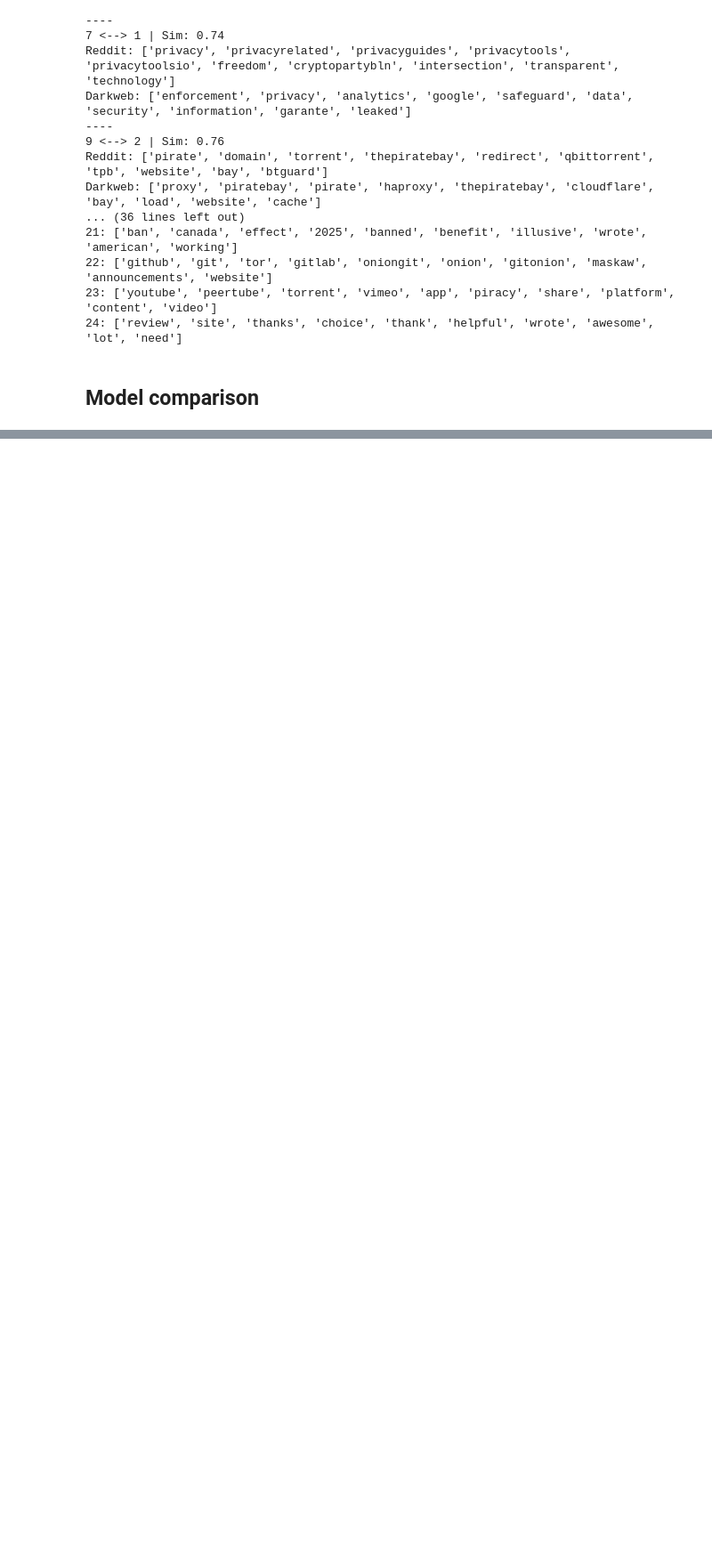
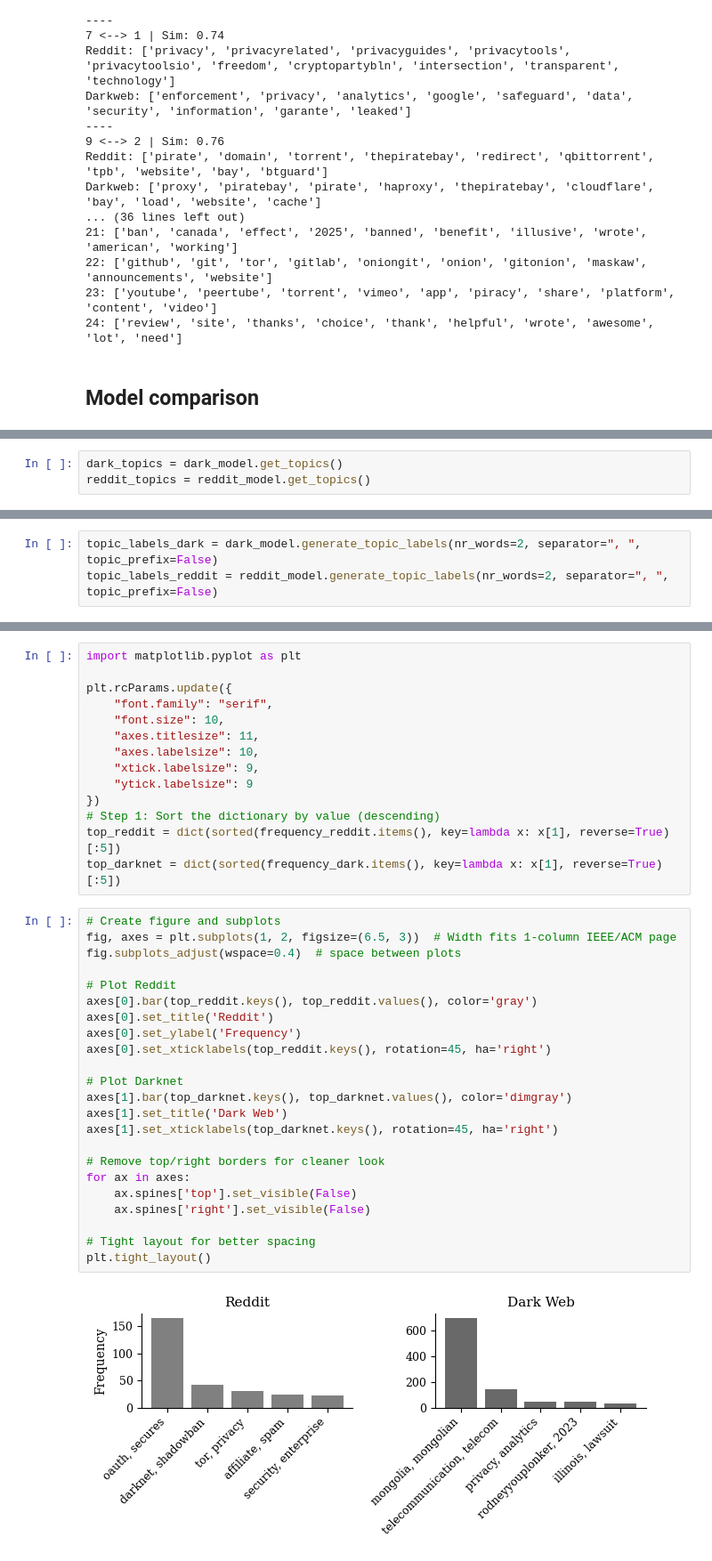
Before and after one commit to patrykslomka/DF_team4, a Jupyter notebook: model_comparison.ipynb, the cells around one changed output, grey strips where cells are left out. Shown at 89% size. Saved outputs shown, nothing was run; the diff lists cells and outputs as text; blank space fills up the shorter version.

```diff
--- a/model_comparison.ipynb
+++ b/model_comparison.ipynb
@@ -248,0 +424,3 @@ coherence
+# %%
+dark_topics = dark_model.get_topics()
+reddit_topics = reddit_model.get_topics()
@@ -248,0 +438,3 @@ coherence
+# %%
+topic_labels_dark = dark_model.generate_topic_labels(nr_words=2, separator=", ", topic_prefix=False)
+topic_labels_reddit = reddit_model.generate_topic_labels(nr_words=2, separator=", ", topic_prefix=False)
@@ -248,0 +457,39 @@ coherence
+# %%
+import matplotlib.pyplot as plt
+
+plt.rcParams.update({
+    "font.family": "serif",
+    "font.size": 10,
+    "axes.titlesize": 11,
+    "axes.labelsize": 10,
+    "xtick.labelsize": 9,
+    "ytick.labelsize": 9
+})
+# Step 1: Sort the dictionary by value (descending)
+top_reddit = dict(sorted(frequency_reddit.items(), key=lambda x: x[1], reverse=True)[:5])
+top_darknet = dict(sorted(frequency_dark.items(), key=lambda x: x[1], reverse=True)[:5])
+# %%
+# Create figure and subplots
+fig, axes = plt.subplots(1, 2, figsize=(6.5, 3))  # Width fits 1-column IEEE/ACM page
+fig.subplots_adjust(wspace=0.4)  # space between plots
+
+# Plot Reddit
+axes[0].bar(top_reddit.keys(), top_reddit.values(), color='gray')
+axes[0].set_title('Reddit')
+axes[0].set_ylabel('Frequency')
+axes[0].set_xticklabels(top_reddit.keys(), rotation=45, ha='right')
+
+# Plot Darknet
+axes[1].bar(top_darknet.keys(), top_darknet.values(), color='dimgray')
+axes[1].set_title('Dark Web')
+axes[1].set_xticklabels(top_darknet.keys(), rotation=45, ha='right')
+
+# Remove top/right borders for cleaner look
+for ax in axes:
+    ax.spines['top'].set_visible(False)
+    ax.spines['right'].set_visible(False)
+
+# Tight layout for better spacing
+plt.tight_layout()
+# %% [output]
+[figure, added]
```
Also changed, not shown: parts of 28 cells of this notebook.
